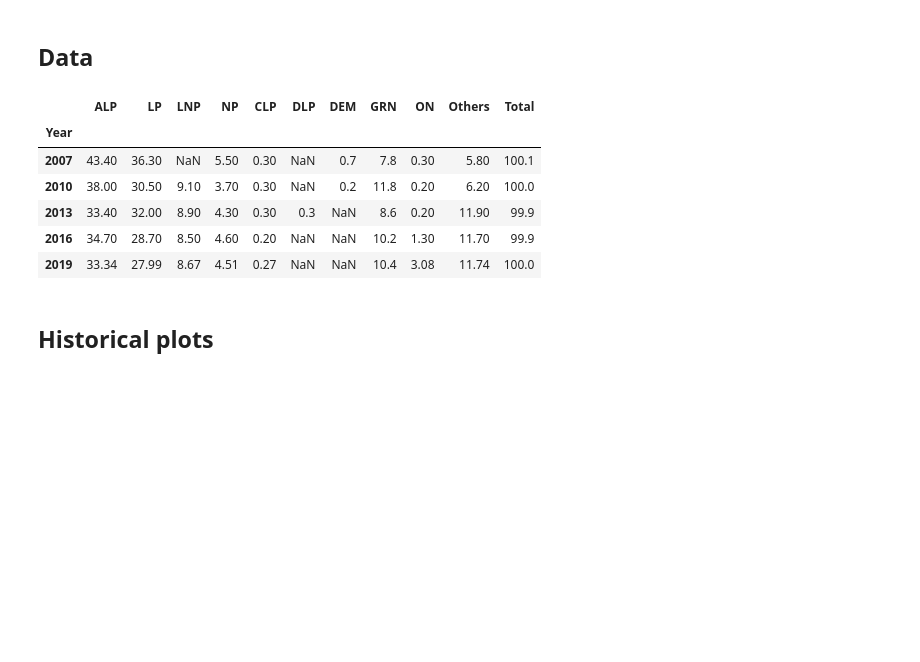
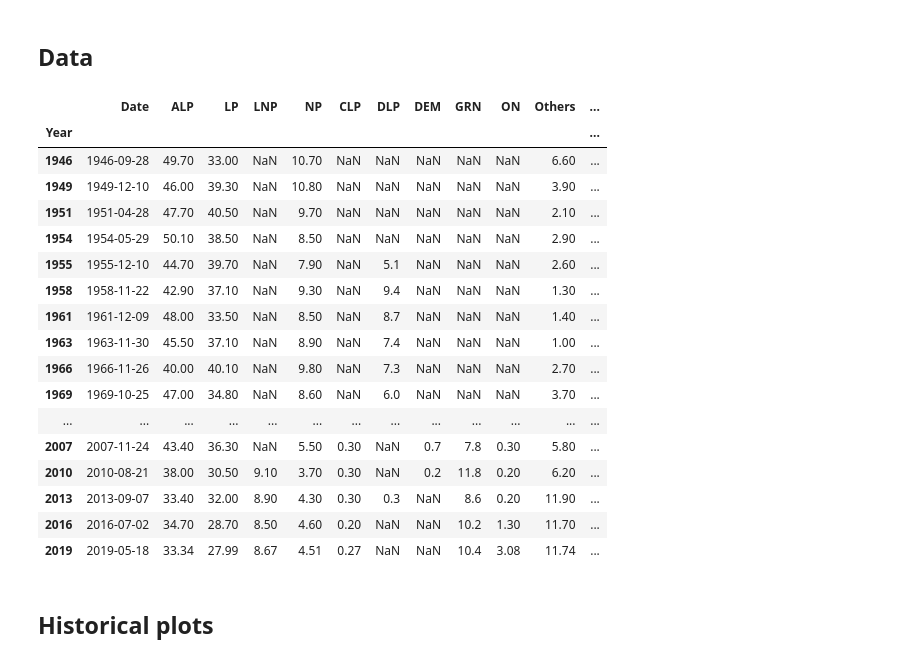
Before and after one commit to bpalmer4/Australian-Federal-Election-2022, a Jupyter notebook: notebooks/Voting History.ipynb, the cells around one changed output. Cells and saved outputs as stored; diff of their text form; code cells hidden in the pictures; blank space fills up the shorter version.

```diff
--- a/notebooks/Voting History.ipynb
+++ b/notebooks/Voting History.ipynb
@@ -60,17 +62,27 @@ Year    ALP     LP      LNP  NP      CLP  DLP  DEM     GRN     ON   Others
-# %%
-table = pd.read_csv(StringIO(data), sep='\s+', index_col=0,
-                    skipinitialspace=True, na_values=['-'])
-
-# quick check, note on column additions ...
-table.tail().pipe(lambda x: x.assign(Total = x.sum(axis=1)))
-# %% [output]
-|  | ALP | LP | LNP | NP | CLP | DLP | DEM | GRN | ON | Others | Total |
-| Year |  |  |  |  |  |  |  |  |  |  |  |
-| 2007 | 43.40 | 36.30 | NaN | 5.50 | 0.30 | NaN | 0.7 | 7.8 | 0.30 | 5.80 | 100.1 |
-| 2010 | 38.00 | 30.50 | 9.10 | 3.70 | 0.30 | NaN | 0.2 | 11.8 | 0.20 | 6.20 | 100.0 |
-| 2013 | 33.40 | 32.00 | 8.90 | 4.30 | 0.30 | 0.3 | NaN | 8.6 | 0.20 | 11.90 | 99.9 |
-| 2016 | 34.70 | 28.70 | 8.50 | 4.60 | 0.20 | NaN | NaN | 10.2 | 1.30 | 11.70 | 99.9 |
-| 2019 | 33.34 | 27.99 | 8.67 | 4.51 | 0.27 | NaN | NaN | 10.4 | 3.08 | 11.74 | 100.0 |
+# %%
+table = pd.read_csv(StringIO(data), header=0, index_col=0,
+                    skipinitialspace=True, sep=' ', na_values='-',
+                    parse_dates=['Date'])
+table
+# %% [output]
+|  | Date | ALP | LP | LNP | NP | CLP | DLP | DEM | GRN | ON | Others | ... |
+| Year |  |  |  |  |  |  |  |  |  |  |  | ... |
+| 1946 | 1946-09-28 | 49.70 | 33.00 | NaN | 10.70 | NaN | NaN | NaN | NaN | NaN | 6.60 | ... |
+| 1949 | 1949-12-10 | 46.00 | 39.30 | NaN | 10.80 | NaN | NaN | NaN | NaN | NaN | 3.90 | ... |
+| 1951 | 1951-04-28 | 47.70 | 40.50 | NaN | 9.70 | NaN | NaN | NaN | NaN | NaN | 2.10 | ... |
+| 1954 | 1954-05-29 | 50.10 | 38.50 | NaN | 8.50 | NaN | NaN | NaN | NaN | NaN | 2.90 | ... |
+| 1955 | 1955-12-10 | 44.70 | 39.70 | NaN | 7.90 | NaN | 5.1 | NaN | NaN | NaN | 2.60 | ... |
+| 1958 | 1958-11-22 | 42.90 | 37.10 | NaN | 9.30 | NaN | 9.4 | NaN | NaN | NaN | 1.30 | ... |
+| 1961 | 1961-12-09 | 48.00 | 33.50 | NaN | 8.50 | NaN | 8.7 | NaN | NaN | NaN | 1.40 | ... |
+| 1963 | 1963-11-30 | 45.50 | 37.10 | NaN | 8.90 | NaN | 7.4 | NaN | NaN | NaN | 1.00 | ... |
+| 1966 | 1966-11-26 | 40.00 | 40.10 | NaN | 9.80 | NaN | 7.3 | NaN | NaN | NaN | 2.70 | ... |
+| 1969 | 1969-10-25 | 47.00 | 34.80 | NaN | 8.60 | NaN | 6.0 | NaN | NaN | NaN | 3.70 | ... |
+| ... | ... | ... | ... | ... | ... | ... | ... | ... | ... | ... | ... | ... |
+| 2007 | 2007-11-24 | 43.40 | 36.30 | NaN | 5.50 | 0.30 | NaN | 0.7 | 7.8 | 0.30 | 5.80 | ... |
+| 2010 | 2010-08-21 | 38.00 | 30.50 | 9.10 | 3.70 | 0.30 | NaN | 0.2 | 11.8 | 0.20 | 6.20 | ... |
+| 2013 | 2013-09-07 | 33.40 | 32.00 | 8.90 | 4.30 | 0.30 | 0.3 | NaN | 8.6 | 0.20 | 11.90 | ... |
+| 2016 | 2016-07-02 | 34.70 | 28.70 | 8.50 | 4.60 | 0.20 | NaN | NaN | 10.2 | 1.30 | 11.70 | ... |
+| 2019 | 2019-05-18 | 33.34 | 27.99 | 8.67 | 4.51 | 0.27 | NaN | NaN | 10.4 | 3.08 | 11.74 | ... |
 # %%
 coalition = ['LP', 'LNP', 'NP', 'CLP']
 others = ['DLP', 'DEM', 'GRN', 'ON', 'Others']
```
Also changed, not shown: parts of 14 cells of this notebook, 3 other files.
